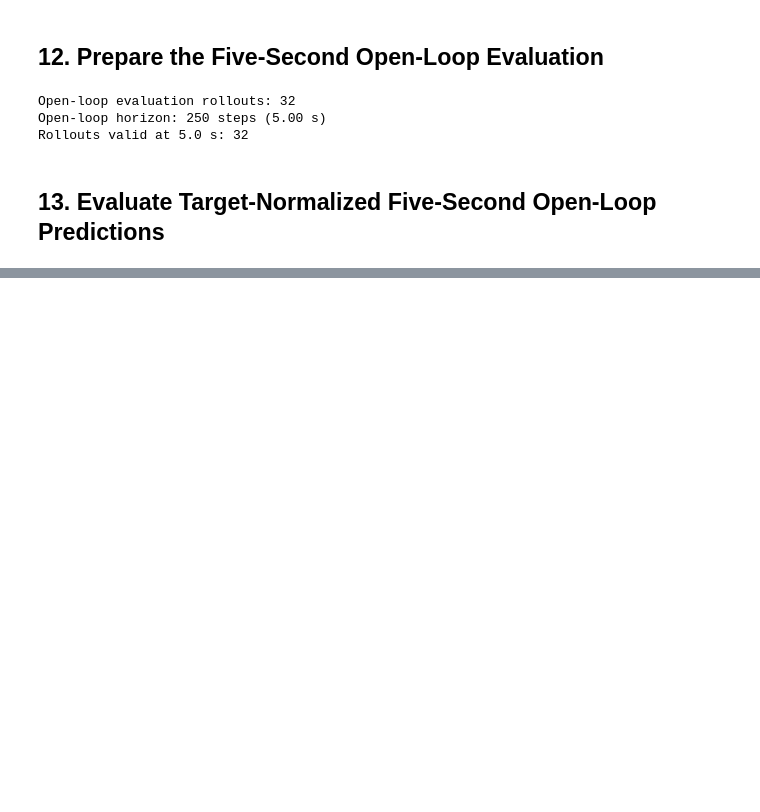
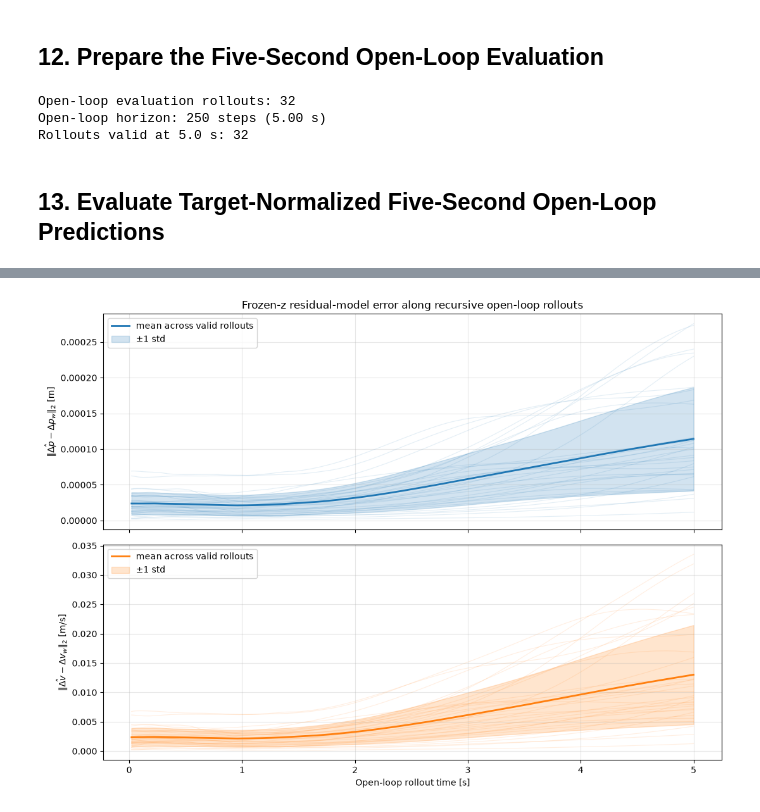
Before and after one commit to dimitriasilveria/variational_neural_dynamics, a Jupyter notebook: examples/state_hovering/train_residual_dyn_encoder.ipynb, the cells around one changed output, grey strips where cells are left out. Saved outputs shown, nothing was run; the diff lists cells and outputs as text; code cells hidden in the pictures; blank space fills up the shorter version.

Commit message:
verifying the residuals

```diff
--- a/examples/state_hovering/train_residual_dyn_encoder.ipynb
+++ b/examples/state_hovering/train_residual_dyn_encoder.ipynb
@@ -1710,0 +1251,96 @@ Paper-style open-loop cumulative dynamics error:
+# %%
+# Compare Section 13's learned correction at every recursive step against
+# the exact constant-wind correction implemented by the environment.
+# These stored predictions are D(s_hat_t, a_t, z_0): predicted state,
+# recorded action, and the first-window latent frozen for the rollout.
+analytical_delta_p = 0.5 * open_loop_winds * sim_dt**2
+analytical_delta_v = open_loop_winds * sim_dt
+analytical_wind_residual = jnp.concatenate(
+    [analytical_delta_p, analytical_delta_v], axis=-1
+)
+analytical_wind_residual = jnp.broadcast_to(
+    analytical_wind_residual[:, None, :],
+    target_normalized_open_loop_residuals.shape,
+)
+open_loop_residual_model_error = (
+    target_normalized_open_loop_residuals - analytical_wind_residual
+)
+open_loop_residual_model_error = jnp.where(
+    open_loop_valid_mask[..., None],
+    open_loop_residual_model_error,
+    jnp.nan,
+)
+open_loop_position_residual_error_norm = jnp.linalg.norm(
+    open_loop_residual_model_error[..., :3], axis=-1
+)
+open_loop_velocity_residual_error_norm = jnp.linalg.norm(
+    open_loop_residual_model_error[..., 3:6], axis=-1
+)
+open_loop_residual_component_rmse = jnp.sqrt(jnp.nanmean(
+    jnp.square(open_loop_residual_model_error), axis=(0, 1)
+))
+open_loop_residual_component_rmse.block_until_ready()
+
+print("Section 13 residual-model error versus analytical wind correction:")
+for component_name, component_rmse in zip(
+    component_names, open_loop_residual_component_rmse
+):
+    print(f"  {component_name:>10s}: RMSE={component_rmse:.6e}")
+
+position_error_mean = jnp.nanmean(
+    open_loop_position_residual_error_norm, axis=0
+)
+position_error_std = jnp.nanstd(
+    open_loop_position_residual_error_norm, axis=0
+)
+velocity_error_mean = jnp.nanmean(
+    open_loop_velocity_residual_error_norm, axis=0
+)
+velocity_error_std = jnp.nanstd(
+    open_loop_velocity_residual_error_norm, axis=0
+)
+
+fig, axes = plt.subplots(2, 1, figsize=(11, 8), sharex=True)
+for rollout_index in range(open_loop_rollout_indices.shape[0]):
+    axes[0].plot(
+        open_loop_time,
+        open_loop_position_residual_error_norm[rollout_index],
+        color="C0", alpha=0.12, linewidth=0.8,
+    )
+    axes[1].plot(
+        open_loop_time,
+        open_loop_velocity_residual_error_norm[rollout_index],
+        color="C1", alpha=0.12, linewidth=0.8,
+    )
+axes[0].plot(
+    open_loop_time, position_error_mean, color="C0", linewidth=2.0,
+    label="mean across valid rollouts",
+)
+axes[0].fill_between(
+    open_loop_time,
+    jnp.maximum(position_error_mean - position_error_std, 0.0),
+    position_error_mean + position_error_std,
+    color="C0", alpha=0.2, label=r"$\pm 1$ std",
+)
+axes[1].plot(
+    open_loop_time, velocity_error_mean, color="C1", linewidth=2.0,
+    label="mean across valid rollouts",
+)
+axes[1].fill_between(
+    open_loop_time,
+    jnp.maximum(velocity_error_mean - velocity_error_std, 0.0),
+    velocity_error_mean + velocity_error_std,
+    color="C1", alpha=0.2, label=r"$\pm 1$ std",
+)
+axes[0].set_ylabel(r"$\|\hat{\Delta p}-\Delta p_w\|_2$ [m]")
+axes[1].set_ylabel(r"$\|\hat{\Delta v}-\Delta v_w\|_2$ [m/s]")
+axes[1].set_xlabel("Open-loop rollout time [s]")
+axes[0].set_title(
+    "Frozen-z residual-model error along recursive open-loop rollouts"
+)
+for ax in axes:
+    ax.grid(True, alpha=0.3)
+    ax.legend()
+fig.tight_layout()
+plt.show()
+# %% [output]
@@ -1711,3 +1354,4 @@ Paper-style open-loop cumulative dynamics error:
+[figure, added]
 # %%
 # Paper-style latent analysis for the target-normalized model trained without MMD.
 # Wind labels are used only to color the final encoder outputs.
```
Also changed, not shown: parts of 9 cells of this notebook.
